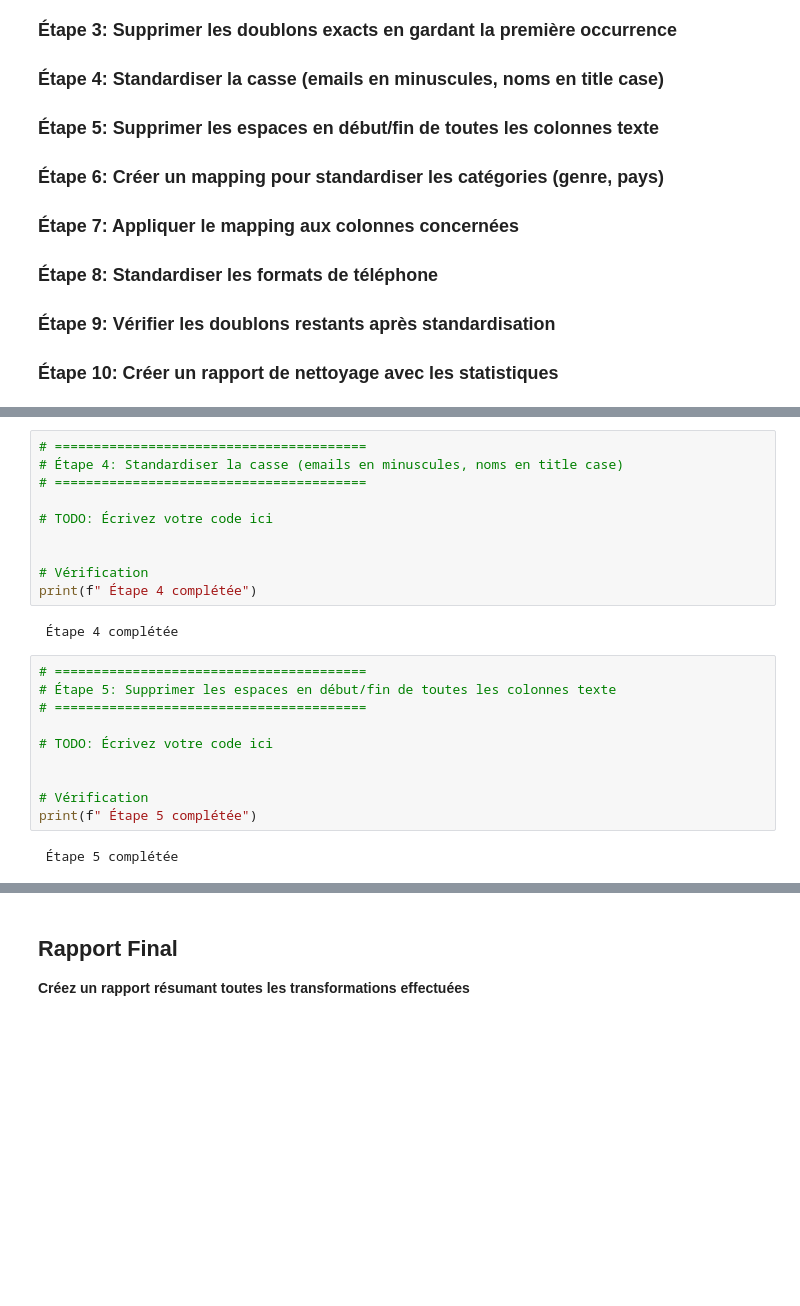
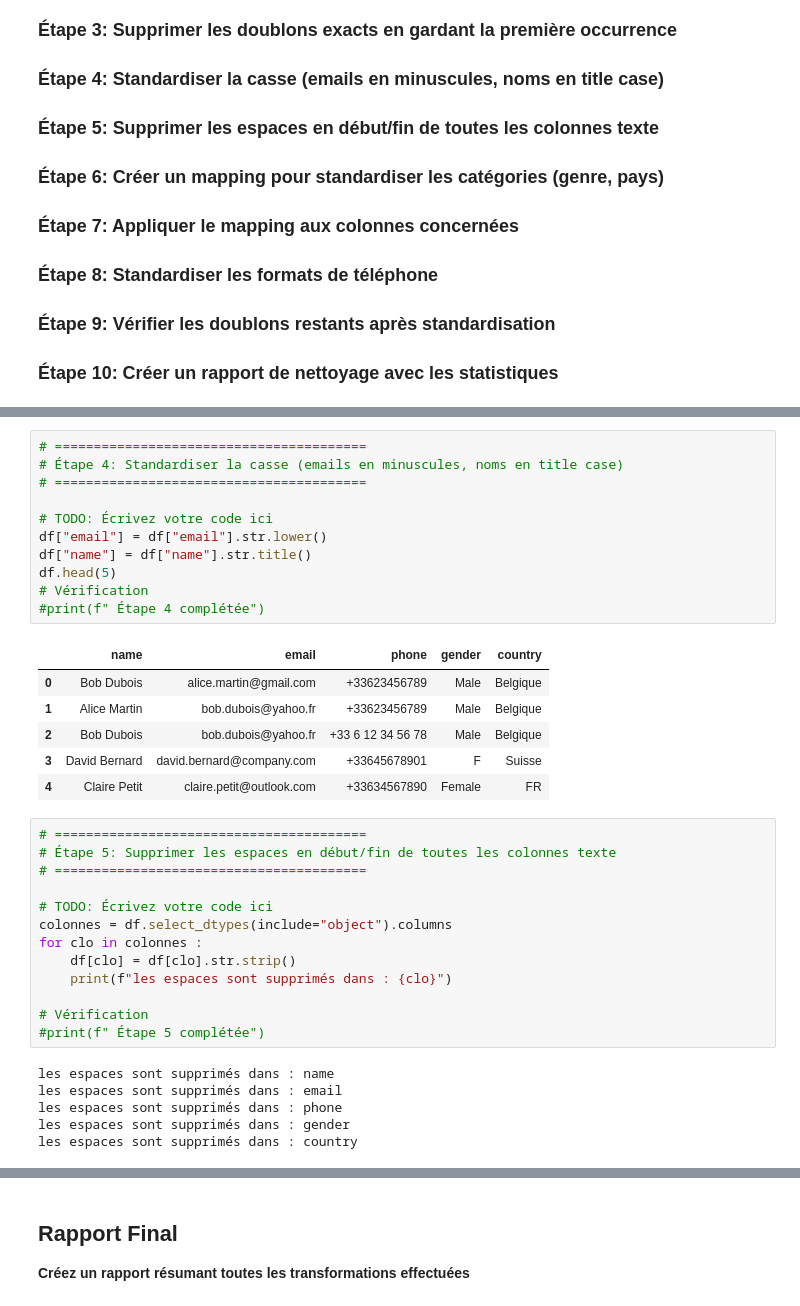
Before and after one commit to achahbounehamid/Pipeline-ETL---Ingestion-transformation-et-chargement-de-donn-es-multi-sources, a Jupyter notebook: TP/TP2_Data_Cleansing_TP2.ipynb, the cells around one changed output, grey strips where cells are left out. Saved outputs shown, nothing was run; the diff lists cells and outputs as text; blank space fills up the shorter version.

```diff
--- a/TP/TP2_Data_Cleansing_TP2.ipynb
+++ b/TP/TP2_Data_Cleansing_TP2.ipynb
@@ -325,27 +417,40 @@ print(f" Étape 3 complétée")
 # %%
 # ========================================
 # Étape 4: Standardiser la casse (emails en minuscules, noms en title case)
 # ========================================
 
 # TODO: Écrivez votre code ici
-
-
+df["email"] = df["email"].str.lower()
+df["name"] = df["name"].str.title()
+df.head(5)
 # Vérification
-print(f" Étape 4 complétée")
+#print(f" Étape 4 complétée")
 # %% [output]
- Étape 4 complétée
+|  | name | email | phone | gender | country |
+| 0 | Bob Dubois | alice.martin@gmail.com | +33623456789 | Male | Belgique |
+| 1 | Alice Martin | bob.dubois@yahoo.fr | +33623456789 | Male | Belgique |
+| 2 | Bob Dubois | bob.dubois@yahoo.fr | +33 6 12 34 56 78 | Male | Belgique |
+| 3 | David Bernard | david.bernard@company.com | +33645678901 | F | Suisse |
+| 4 | Claire Petit | claire.petit@outlook.com | +33634567890 | Female | FR |
 # %%
 # ========================================
 # Étape 5: Supprimer les espaces en début/fin de toutes les colonnes texte
 # ========================================
 
 # TODO: Écrivez votre code ici
-
+colonnes = df.select_dtypes(include="object").columns
+for clo in colonnes :
+    df[clo] = df[clo].str.strip()
+    print(f"les espaces sont supprimés dans : {clo}")
 
 # Vérification
-print(f" Étape 5 complétée")
+#print(f" Étape 5 complétée")
 # %% [output]
- Étape 5 complétée
+les espaces sont supprimés dans : name
+les espaces sont supprimés dans : email
+les espaces sont supprimés dans : phone
+les espaces sont supprimés dans : gender
+les espaces sont supprimés dans : country
 # %%
 # ========================================
 # Étape 6: Créer un mapping pour standardiser les catégories (genre, pays)
```
Also changed, not shown: parts of 16 cells of this notebook, 1 other file.
